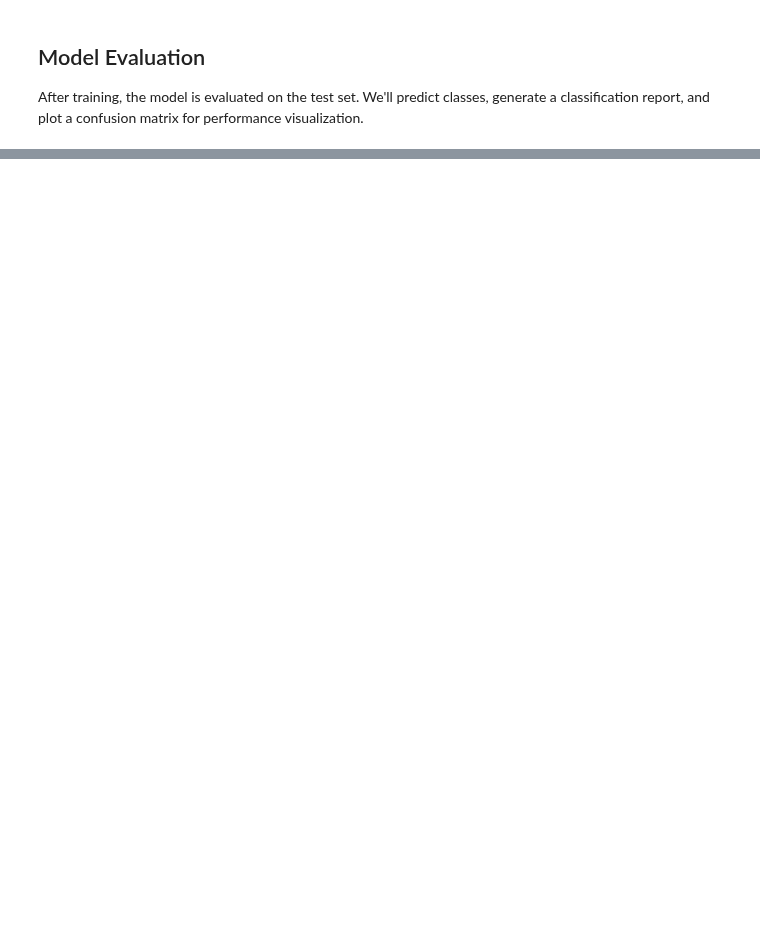
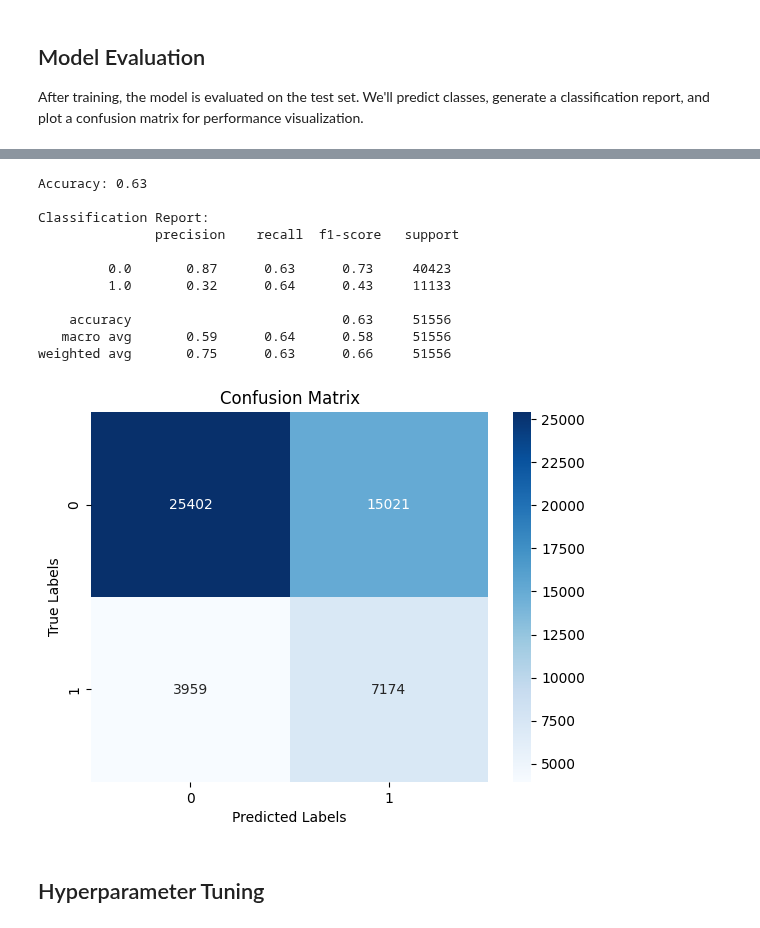
Before and after one commit to tanhl30/HE4045_Project, a Jupyter notebook: 2. Machine Learning A/ANN.ipynb, the cells around one changed output, grey strips where cells are left out. Drawn from its saved outputs; the diff is of its cells as text; code cells hidden in the pictures; blank space fills up the shorter version.

Commit message:
new files added with thresholds

```diff
--- a/2. Machine Learning A/ANN.ipynb
+++ b/2. Machine Learning A/ANN.ipynb
@@ -154,0 +174,3 @@ weighted avg       0.61      0.78      0.69     51556
+# %%
+# Predict class probabilities and convert them to class labels
+y_pred_prob = model.predict(X_test)
@@ -154,0 +179,37 @@ weighted avg       0.61      0.78      0.69     51556
+# %%
+from sklearn.metrics import confusion_matrix, f1_score, classification_report, accuracy_score
+
+threshold = 0.2
+y_pred = (y_pred_prob >= threshold).astype(int)
+
+# Generating evaluation metrics
+accuracy = accuracy_score(y_test, y_pred)
+conf_matrix = confusion_matrix(y_test, y_pred)
+class_report = classification_report(y_test, y_pred)
+
+# Print the results
+print(f'Accuracy: {accuracy:.2f}', "\n")
+print("Classification Report:\n", class_report)
+
+# Plotting heatmap for confusion matrix
+sns.heatmap(conf_matrix, annot=True, fmt='.0f', cmap='Blues', cbar=True,
+            xticklabels=['0', '1'], yticklabels=['0', '1'])
+plt.title('Confusion Matrix')
+plt.xlabel('Predicted Labels')
+plt.ylabel('True Labels')
+plt.show()
+# %% [output]
+Accuracy: 0.63
+
+Classification Report:
+               precision    recall  f1-score   support
+
+         0.0       0.87      0.63      0.73     40423
+         1.0       0.32      0.64      0.43     11133
+
+    accuracy                           0.63     51556
+   macro avg       0.59      0.64      0.58     51556
+weighted avg       0.75      0.63      0.66     51556
+[figure, added]
+# %% [markdown]
+## Hyperparameter Tuning
```
Also changed, not shown: parts of 11 cells of this notebook, 3 other files.
